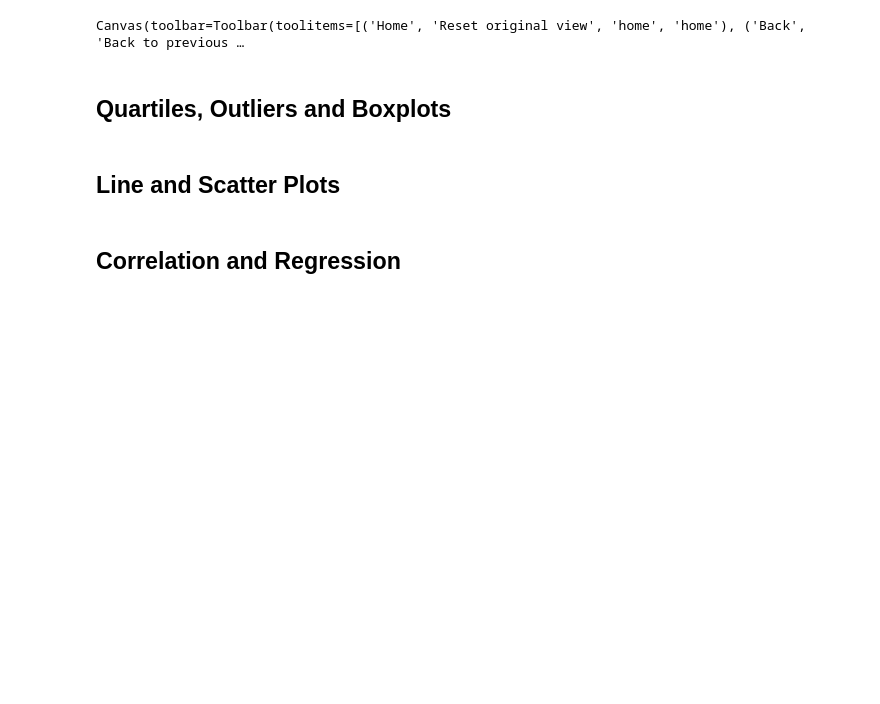
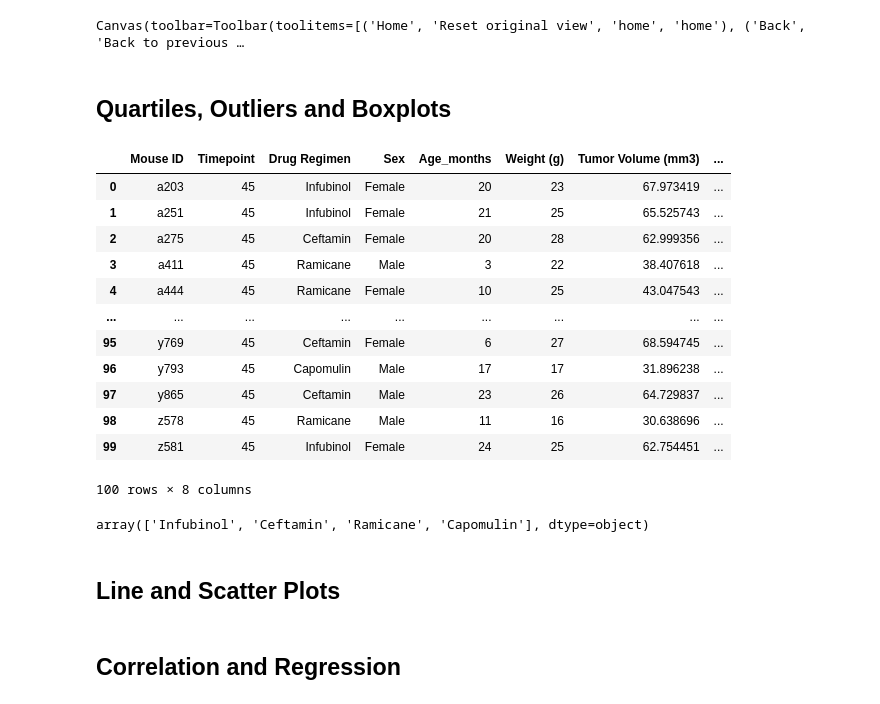
Before and after one commit to abbyabridged/matplotlib-challenge, a Jupyter notebook: main.ipynb, the cells around one changed output. Cells and saved outputs as stored; diff of their text form; code cells hidden in the pictures; blank space fills up the shorter version.

Commit message:
Add treatment data munging

```diff
--- a/main.ipynb
+++ b/main.ipynb
@@ -255,9 +246,48 @@ Canvas(toolbar=Toolbar(toolitems=[('Home', 'Reset original view', 'home', 'home'
+# %%
+# Calculate the final tumor volume of each mouse across four of the treatment regimens:
+# Capomulin, Ramicane, Infubinol, and Ceftamin
+
+# Create data frames for each relevant drug regimen
+capomulin_df = scc_cleaned_df.loc[(scc_cleaned_df["Drug Regimen"]=="Capomulin")]
+ramicane_df = scc_cleaned_df.loc[(scc_cleaned_df["Drug Regimen"]=="Ramicane")]
+infubinol_df = scc_cleaned_df.loc[(scc_cleaned_df["Drug Regimen"]=="Infubinol")]
+ceftamin_df =  scc_cleaned_df.loc[(scc_cleaned_df["Drug Regimen"]=="Ceftamin")]
+# Concatenate individual drug regimen data frames
+treatment_df = pd.concat([capomulin_df,ramicane_df,infubinol_df,ceftamin_df],ignore_index=True)
+# treatment_df
+# Start by getting the last (greatest) timepoint for each mouse
+last_timepoint_df = treatment_df.groupby(["Mouse ID"],as_index=False).agg({"Timepoint" : pd.Series.max})
+# Merge this group df with the original dataframe to get the tumor volume at the last timepoint
+merged_df = pd.merge(last_timepoint_df,treatment_df,on="Mouse ID",how="left")
+# Keep rows with final timepoint only
+merged_df2 = merged_df.loc[merged_df["Timepoint_y"]==merged_df["Timepoint_x"]]
+# Create new data frame with relvant data only
+final_tumor_df = merged_df2[["Mouse ID","Timepoint_x","Drug Regimen","Sex","Age_months","Weight (g)","Tumor Volume (mm3)","Metastatic Sites"]]
+# Rename column
+final_tumor_df = final_tumor_df.rename(columns={"Timepoint_x":"Timepoint"})
+# Reset index
+final_tumor_df.reset_index(drop=True,inplace=True)
+# final_tumor_df
+# %% [output]
+|  | Mouse ID | Timepoint | Drug Regimen | Sex | Age_months | Weight (g) | Tumor Volume (mm3) | ... |
+| 0 | a203 | 45 | Infubinol | Female | 20 | 23 | 67.973419 | ... |
+| 1 | a251 | 45 | Infubinol | Female | 21 | 25 | 65.525743 | ... |
+| 2 | a275 | 45 | Ceftamin | Female | 20 | 28 | 62.999356 | ... |
+| 3 | a411 | 45 | Ramicane | Male | 3 | 22 | 38.407618 | ... |
+| 4 | a444 | 45 | Ramicane | Female | 10 | 25 | 43.047543 | ... |
+| ... | ... | ... | ... | ... | ... | ... | ... | ... |
+| 95 | y769 | 45 | Ceftamin | Female | 6 | 27 | 68.594745 | ... |
+| 96 | y793 | 45 | Capomulin | Male | 17 | 17 | 31.896238 | ... |
+| 97 | y865 | 45 | Ceftamin | Male | 23 | 26 | 64.729837 | ... |
+| 98 | z578 | 45 | Ramicane | Male | 11 | 16 | 30.638696 | ... |
+| 99 | z581 | 45 | Infubinol | Female | 24 | 25 | 62.754451 | ... |
+100 rows × 8 columns
 # %%
 # Put treatments into a list for for loop (and later for plot labels)
-
-
+treatment_list = final_tumor_df["Drug Regimen"].unique()
+# treatment_list
 # Create empty list to fill with tumor vol data (for plotting)
-
+tumor_vol_data = []
 
 # Calculate the IQR and quantitatively determine if there are any potential outliers.
 
@@ -269,6 +299,8 @@ Canvas(toolbar=Toolbar(toolitems=[('Home', 'Reset original view', 'home', 'home'
 
 
     # Determine outliers using upper and lower bounds
+# %% [output]
+array(['Infubinol', 'Ceftamin', 'Ramicane', 'Capomulin'], dtype=object)
 # %%
 # Generate a box plot of the final tumor volume of each mouse across four regimens of interest
 # %% [markdown]
```
Also changed, not shown: parts of 8 cells of this notebook.
